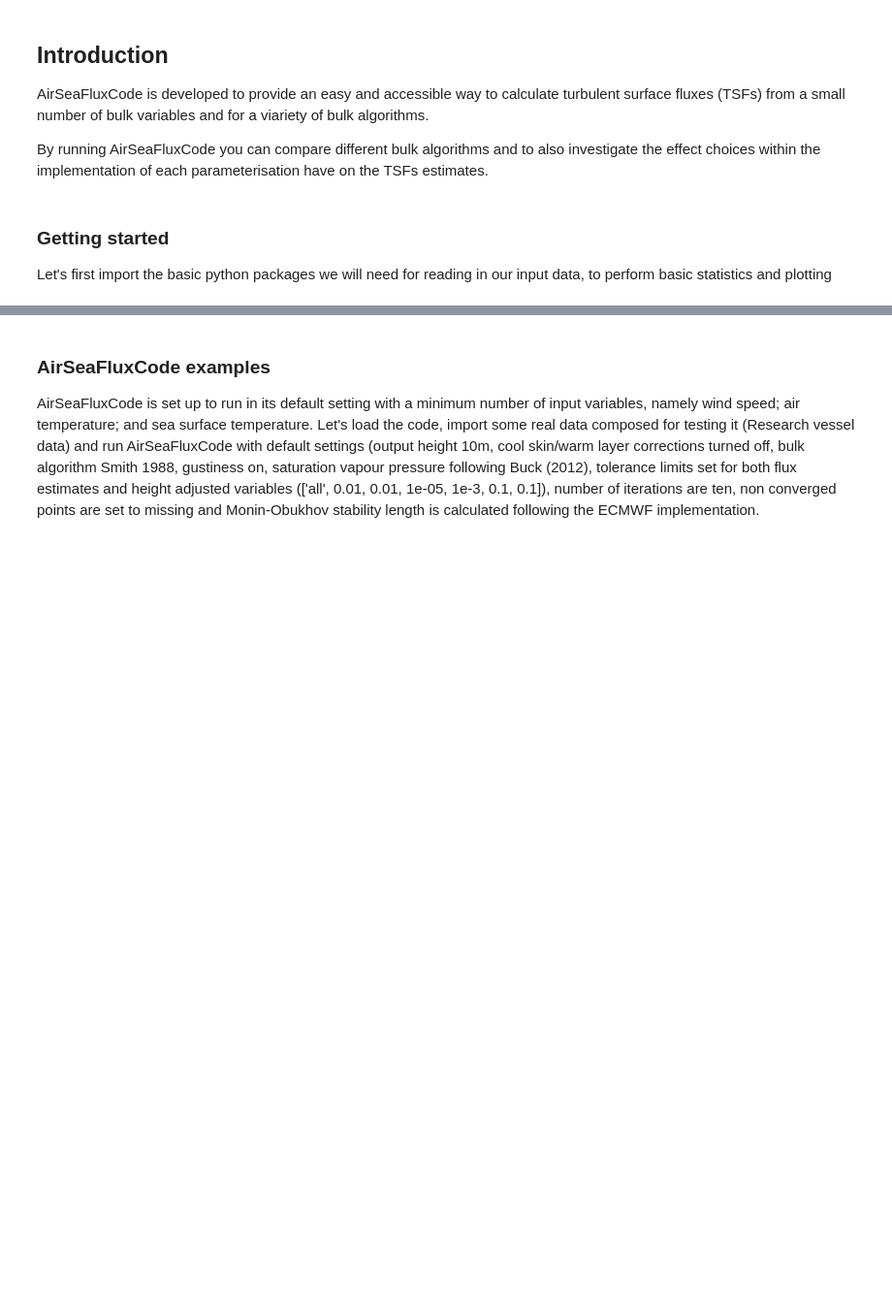
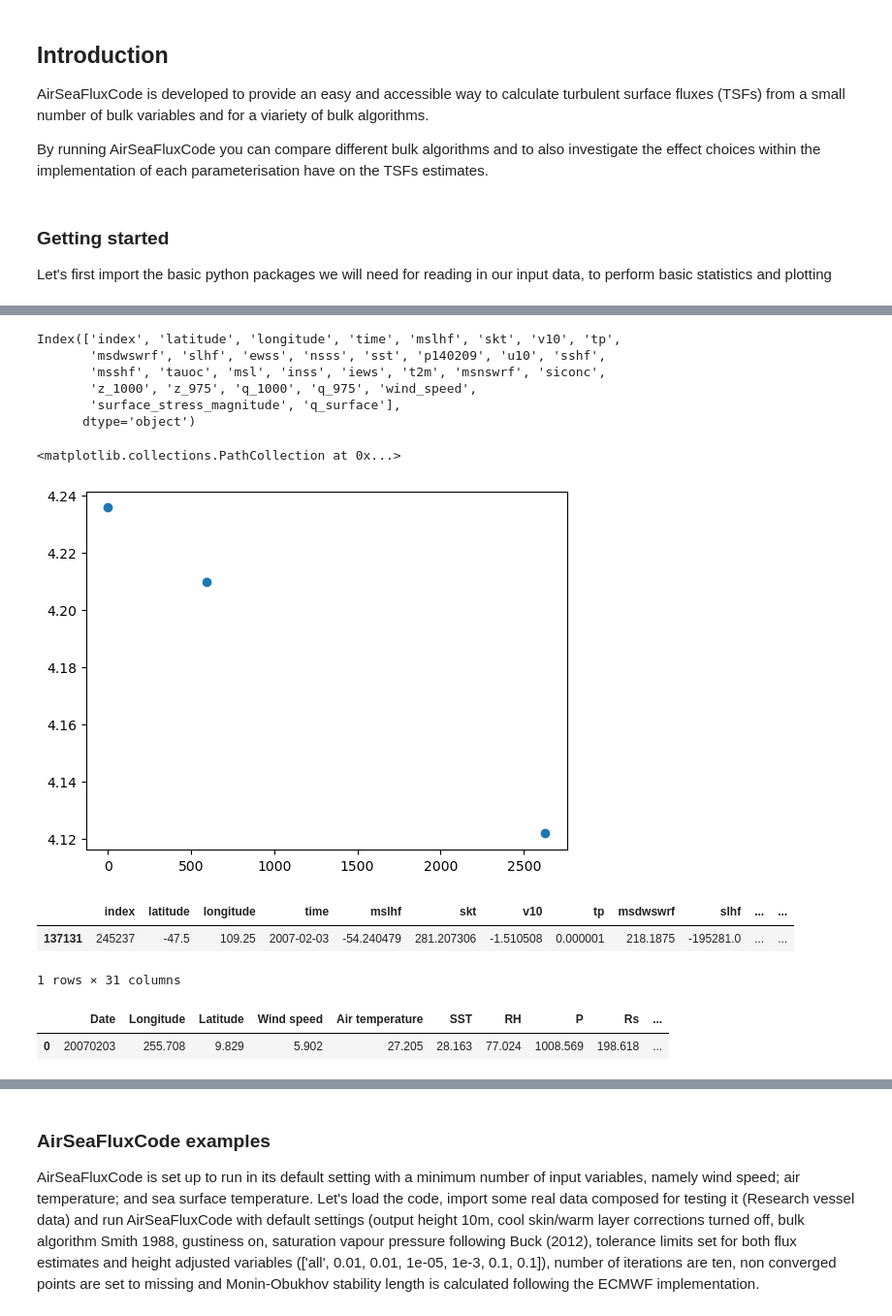
Before and after one commit to bobbyantonio/AirSeaFluxCode, a Jupyter notebook: ASFC_notebook.ipynb, the cells around one changed output, grey strips where cells are left out. Shown at 97% size. Drawn from its saved outputs; the diff is of its cells as text; code cells hidden in the pictures; blank space fills up the shorter version.

```diff
--- a/ASFC_notebook.ipynb
+++ b/ASFC_notebook.ipynb
@@ -26,0 +117,28 @@ please provide us feedback at https://github.com/pandas-dev/pandas/issues/54466
+# %%
+print(df.columns)
+# %% [output]
+Index(['index', 'latitude', 'longitude', 'time', 'mslhf', 'skt', 'v10', 'tp',
+       'msdwswrf', 'slhf', 'ewss', 'nsss', 'sst', 'p140209', 'u10', 'sshf',
+       'msshf', 'tauoc', 'msl', 'inss', 'iews', 't2m', 'msnswrf', 'siconc',
+       'z_1000', 'z_975', 'q_1000', 'q_975', 'wind_speed',
+       'surface_stress_magnitude', 'q_surface'],
+      dtype='object')
+# %%
+# Pick a random point and plot it
+
+row = df.sample(1)
+fig, ax = plt.subplots(1,1)
+
+q_vals = [row['q_surface'].item(), row['q_1000'].item(), row['q_975'].item()]
+pressure_vals = [row['msl'].item(), 1000, 975]
+height_vals = [0, row['z_1000'].item(), row['z_975'].item()]
+plt.scatter(height_vals, q_vals)
+# %% [output]
+<matplotlib.collections.PathCollection at 0x...>
+[figure, added]
+# %%
+row
+# %% [output]
+|  | index | latitude | longitude | time | mslhf | skt | v10 | tp | msdwswrf | slhf | ... | ... |
+| 137131 | 245237 | -47.5 | 109.25 | 2007-02-03 | -54.240479 | 281.207306 | -1.510508 | 0.000001 | 218.1875 | -195281.0 | ... | ... |
+1 rows × 31 columns
@@ -26,0 +147,5 @@ please provide us feedback at https://github.com/pandas-dev/pandas/issues/54466
+# %%
+inDt[inDt['Date'] == 20070203]
+# %% [output]
+|  | Date | Longitude | Latitude | Wind speed | Air temperature | SST | RH | P | Rs | ... |
+| 0 | 20070203 | 255.708 | 9.829 | 5.902 | 27.205 | 28.163 | 77.024 | 1008.569 | 198.618 | ... |
```
Also changed, not shown: parts of 30 cells of this notebook, 14 other files.
